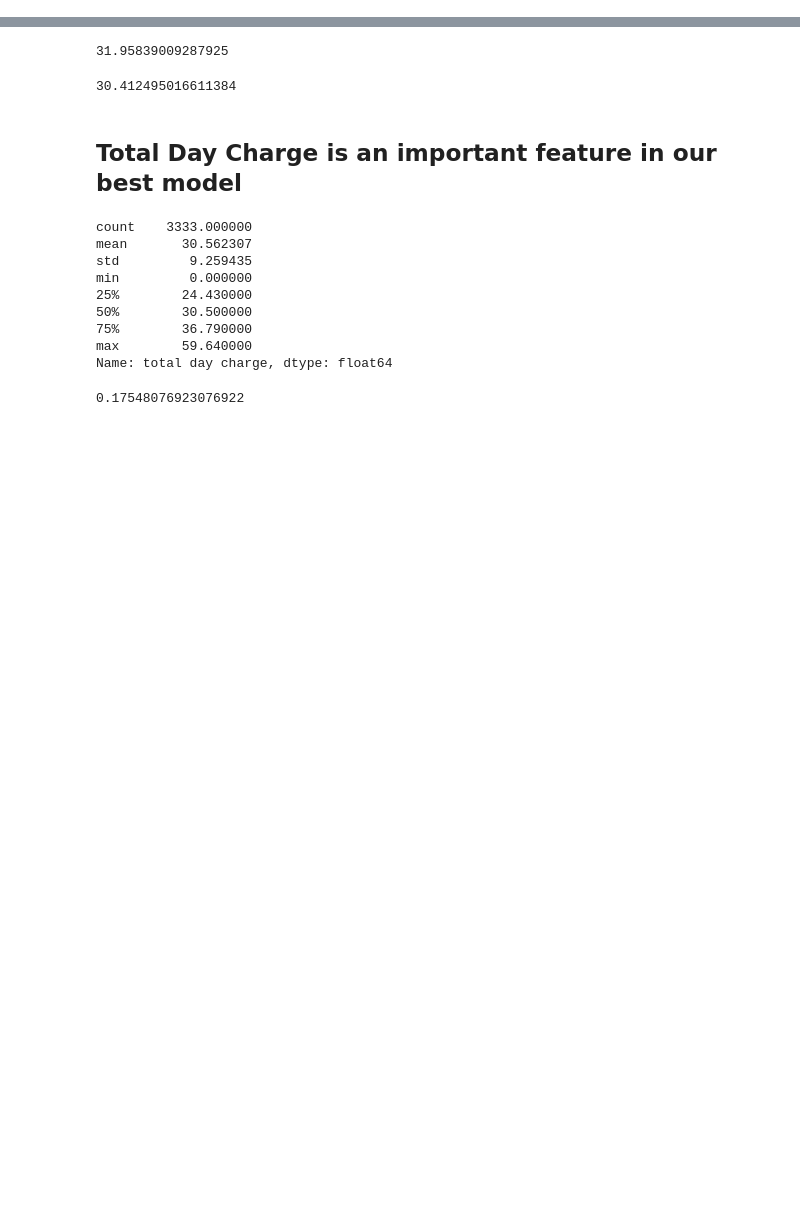
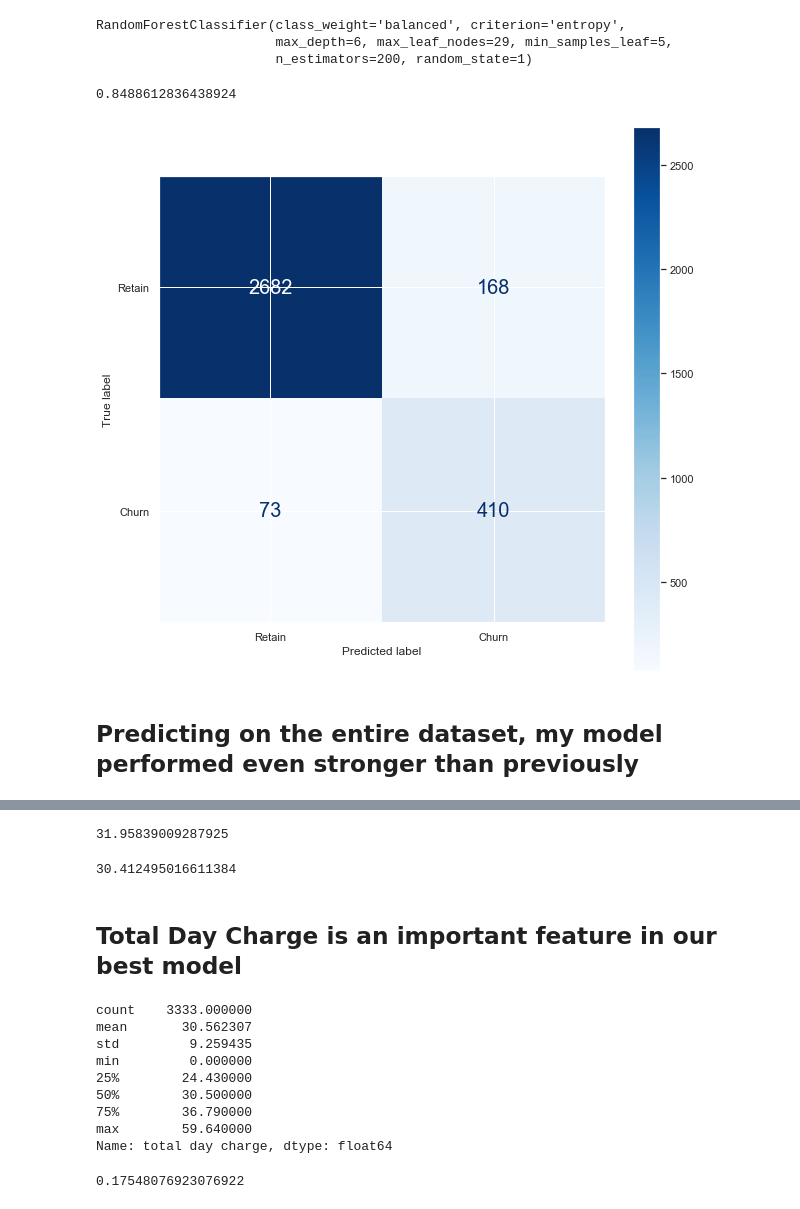
Before and after one commit to Sonora27/syriatel_churn_classification_analysis, a Jupyter notebook: jupyter_notebooks/Post_Model_Analysis.ipynb, the cells around one changed output, grey strips where cells are left out. Cells and saved outputs as stored; diff of their text form; code cells hidden in the pictures; blank space fills up the shorter version.

```diff
--- a/jupyter_notebooks/Post_Model_Analysis.ipynb
+++ b/jupyter_notebooks/Post_Model_Analysis.ipynb
@@ -12,3 +51,51 @@ churn = pd.read_csv('churn.csv', index_col=0)
+# %%
+rf = RandomForestClassifier(class_weight='balanced',
+                                random_state=1,
+                                criterion = 'entropy',
+                                max_depth = 6,
+                                max_leaf_nodes = 29,
+                                min_samples_leaf = 5,
+                                n_estimators= 200)
+# %%
+from imblearn.under_sampling import TomekLinks
+X_traintl, X_testtl, y_traintl, y_testtl = train_test_split(X, y, random_state=1)
+tl = TomekLinks()
+X_res, y_res = tl.fit_resample(X_traintl, y_traintl)
+# %%
+rf.fit(X_res, y_res)
+# %% [output]
+RandomForestClassifier(class_weight='balanced', criterion='entropy',
+                       max_depth=6, max_leaf_nodes=29, min_samples_leaf=5,
+                       n_estimators=200, random_state=1)
+# %%
+y_predsrf=rf.predict(X)
+# %%
+recall_score(y,y_predsrf)
+# %% [output]
+0.8488612836438924
+# %%
+from sklearn.metrics import confusion_matrix
+
+cm = confusion_matrix(y,y_predsrf)
+classes = ['Retain', 'Churn']
+
+from sklearn.metrics import plot_confusion_matrix
+
+fig, ax = plt.subplots(figsize=(10, 10))
+
+plt.rcParams.update({'font.size': 20})
+
+plot_confusion_matrix(rf, X, y, cmap=plt.cm.Blues, display_labels = classes, ax=ax)
+
+
+
+## As you can see, not only does my model have a very strong recall, it's just a very well performing model all around.
+
+fig.savefig('Churn Confusion Matrix Entire Dataset.png')
+# %% [output]
+[figure, added]
+# %% [markdown]
+## Predicting on the entire dataset, my model performed even stronger than previously
 # %%
 churn
 # %% [output]
```
Also changed, not shown: parts of 5 cells of this notebook, 1 other file.
